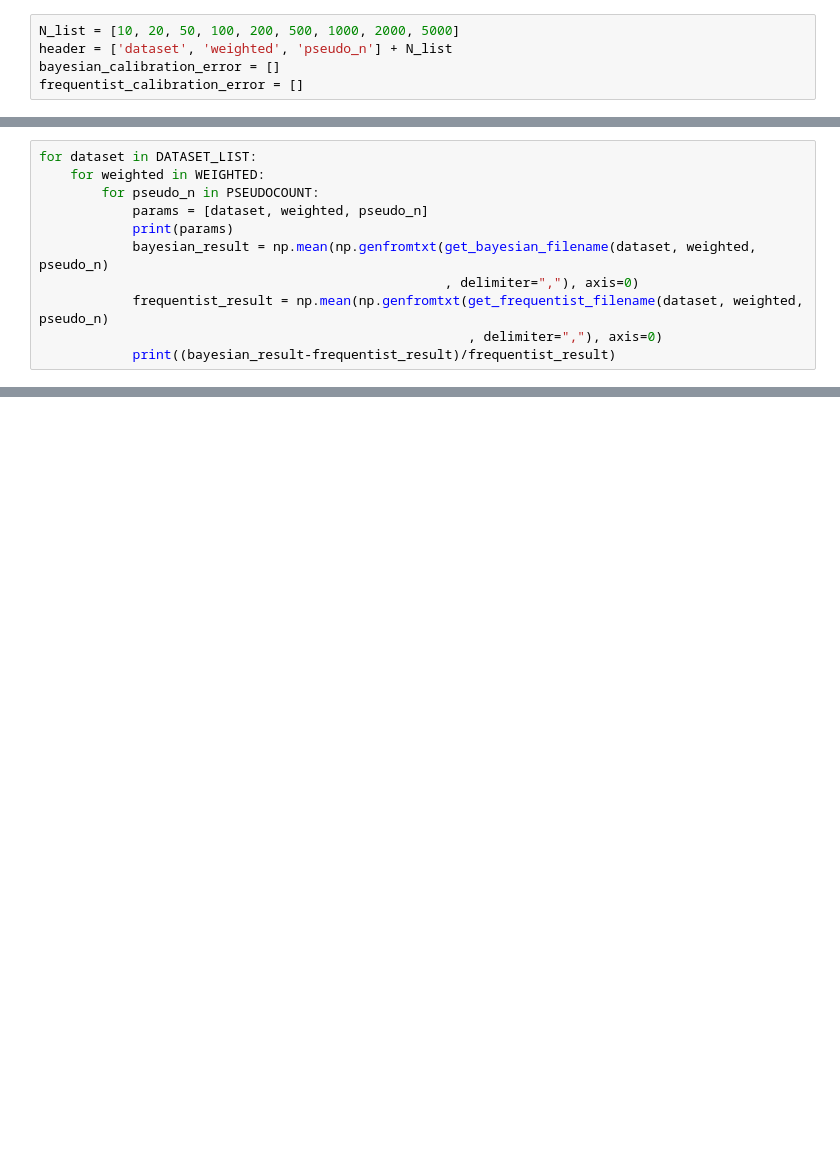
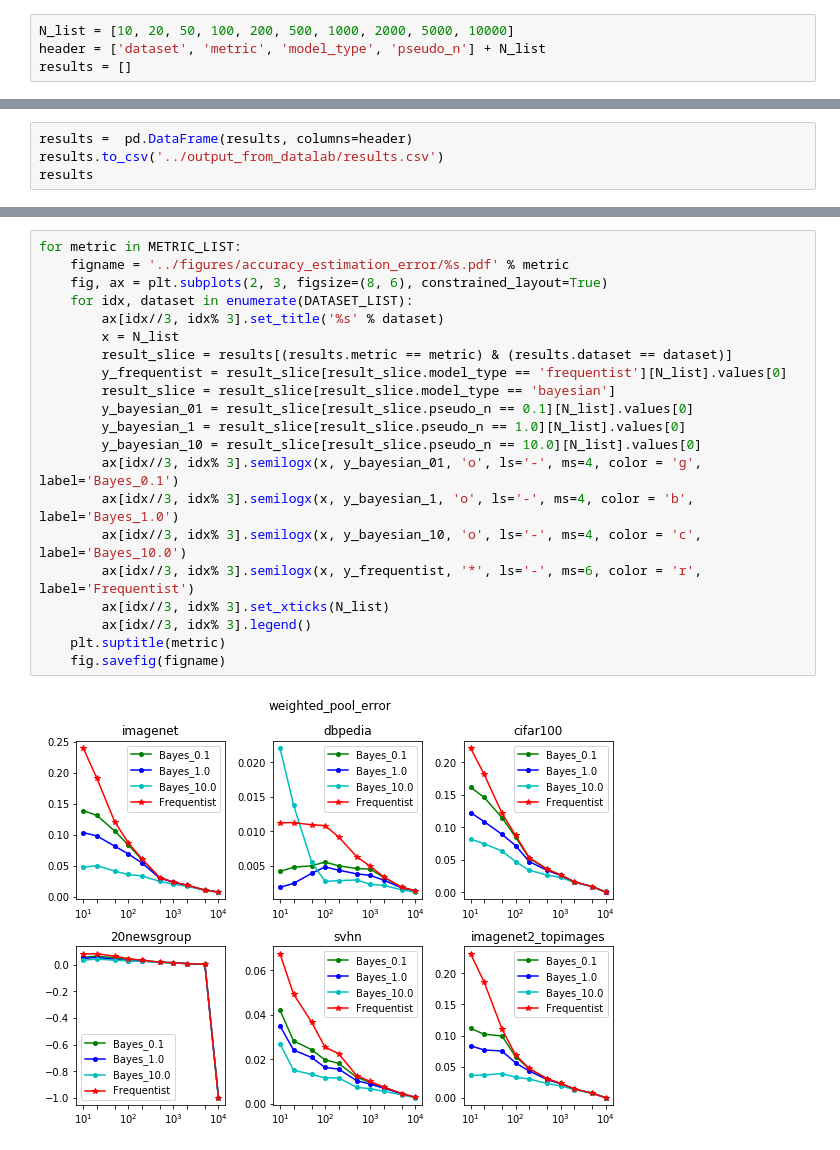
Before and after one commit to disiji/bayesian-blackbox, a Jupyter notebook: notebooks/calibration_error_analysis.ipynb, the cells around one changed output, grey strips where cells are left out. Cells and saved outputs as stored; diff of their text form; blank space fills up the shorter version.

Commit message:
plots and parallel

```diff
--- a/notebooks/calibration_error_analysis.ipynb
+++ b/notebooks/calibration_error_analysis.ipynb
@@ -16,6 +23,5 @@ def get_frequentist_filename(dataset, weighted, pseudo_n):
 # %%
-N_list = [10, 20, 50, 100, 200, 500, 1000, 2000, 5000]
-header = ['dataset', 'weighted', 'pseudo_n'] + N_list
-bayesian_calibration_error = []
-frequentist_calibration_error = []
+N_list = [10, 20, 50, 100, 200, 500, 1000, 2000, 5000, 10000]
+header = ['dataset', 'metric', 'model_type', 'pseudo_n'] + N_list
+results = []
 # %%
@@ -77,11 +40,0 @@ frequentist_calibration_error
-# %%
-for dataset in DATASET_LIST:
-    for weighted in WEIGHTED:
-        for pseudo_n in PSEUDOCOUNT:
-            params = [dataset, weighted, pseudo_n]
-            print(params)
-            bayesian_result = np.mean(np.genfromtxt(get_bayesian_filename(dataset, weighted, pseudo_n)
-                                                    , delimiter=","), axis=0)
-            frequentist_result = np.mean(np.genfromtxt(get_frequentist_filename(dataset, weighted, pseudo_n)
-                                                       , delimiter=","), axis=0)
-            print((bayesian_result-frequentist_result)/frequentist_result)
@@ -105,0 +41,4 @@ for dataset in DATASET_LIST:
+# %%
+results =  pd.DataFrame(results, columns=header)
+results.to_csv('../output_from_datalab/results.csv')
+results
@@ -105,0 +59,23 @@ for dataset in DATASET_LIST:
+# %%
+for metric in METRIC_LIST:
+    figname = '../figures/accuracy_estimation_error/%s.pdf' % metric
+    fig, ax = plt.subplots(2, 3, figsize=(8, 6), constrained_layout=True)
+    for idx, dataset in enumerate(DATASET_LIST):
+        ax[idx//3, idx% 3].set_title('%s' % dataset)
+        x = N_list
+        result_slice = results[(results.metric == metric) & (results.dataset == dataset)]
+        y_frequentist = result_slice[result_slice.model_type == 'frequentist'][N_list].values[0]
+        result_slice = result_slice[result_slice.model_type == 'bayesian']
+        y_bayesian_01 = result_slice[result_slice.pseudo_n == 0.1][N_list].values[0]
+        y_bayesian_1 = result_slice[result_slice.pseudo_n == 1.0][N_list].values[0]
+        y_bayesian_10 = result_slice[result_slice.pseudo_n == 10.0][N_list].values[0]
+        ax[idx//3, idx% 3].semilogx(x, y_bayesian_01, 'o', ls='-', ms=4, color = 'g', label='Bayes_0.1')
+        ax[idx//3, idx% 3].semilogx(x, y_bayesian_1, 'o', ls='-', ms=4, color = 'b', label='Bayes_1.0')
+        ax[idx//3, idx% 3].semilogx(x, y_bayesian_10, 'o', ls='-', ms=4, color = 'c', label='Bayes_10.0')
+        ax[idx//3, idx% 3].semilogx(x, y_frequentist, '*', ls='-', ms=6, color = 'r', label='Frequentist')
+        ax[idx//3, idx% 3].set_xticks(N_list)
+        ax[idx//3, idx% 3].legend()
+    plt.suptitle(metric)
+    fig.savefig(figname)
+# %% [output]
+[figure, added]
```
Also changed, not shown: parts of 9 cells of this notebook, 1 other file.
